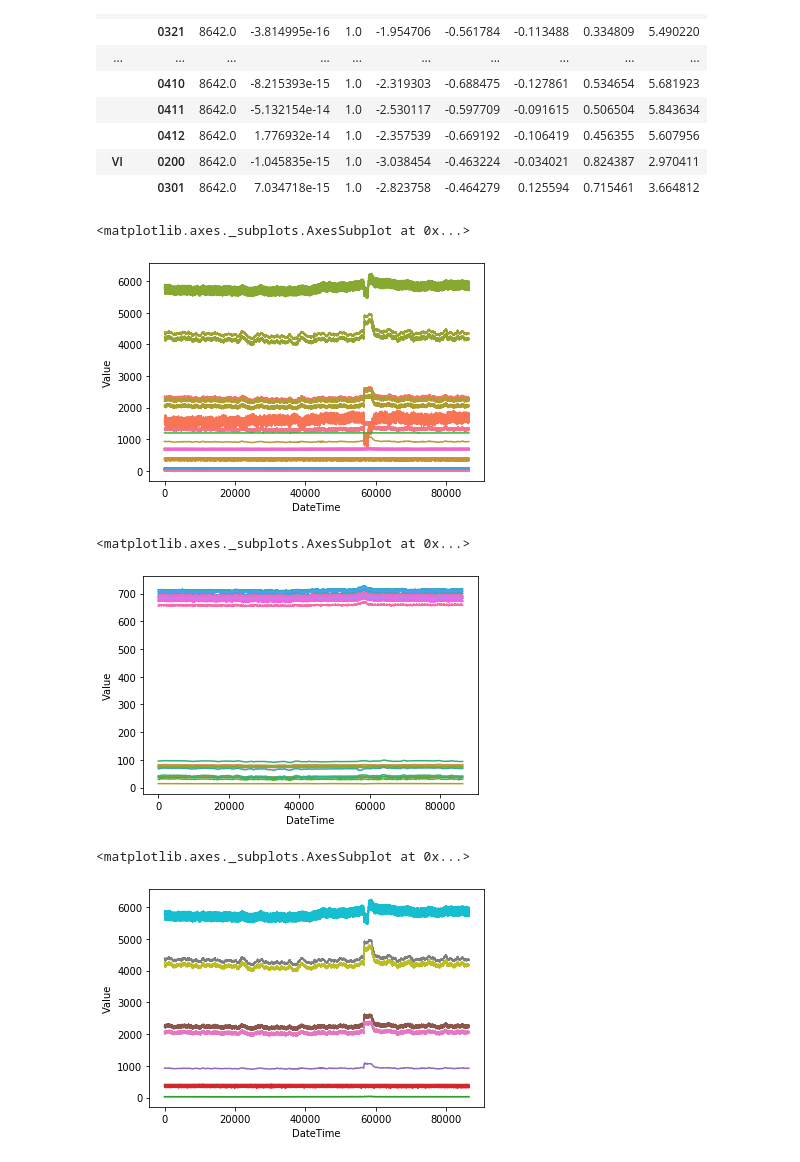
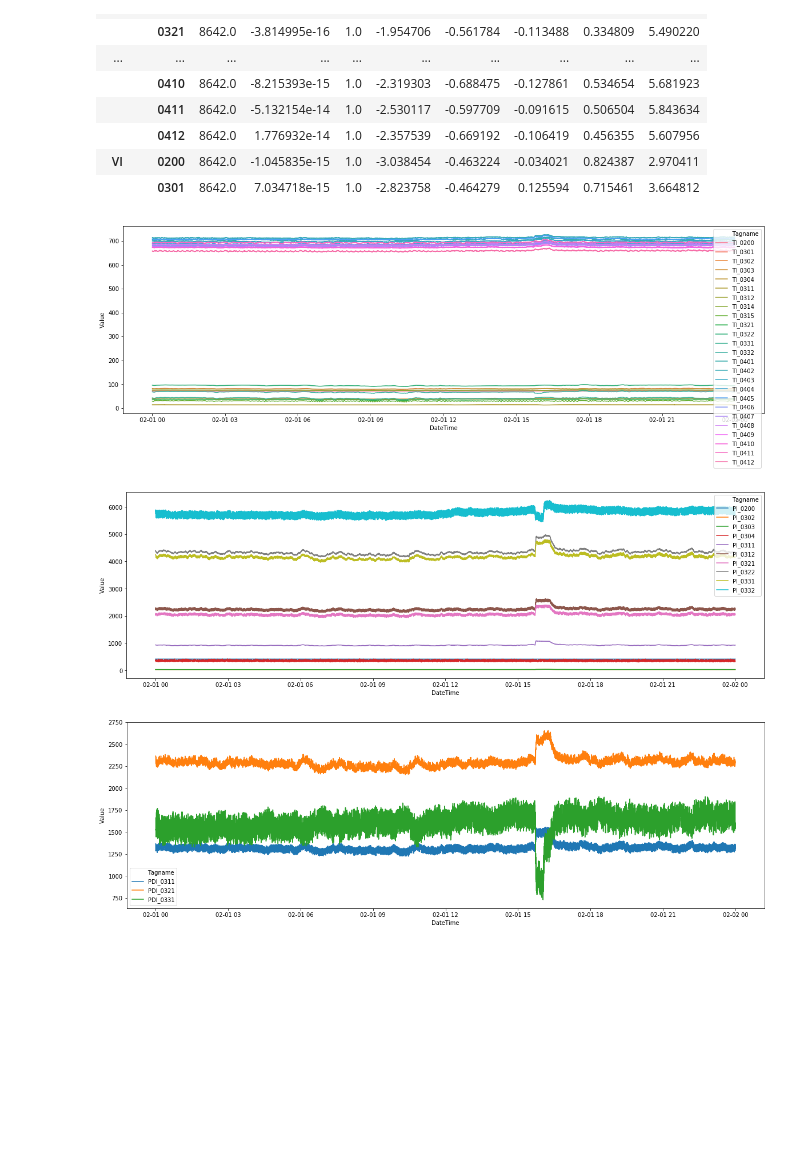
Before and after one commit to JasonZhang0619/NYTWIST, a Jupyter notebook: Explore.ipynb, the cells around one changed output. Saved outputs shown, nothing was run; the diff lists cells and outputs as text; code cells hidden in the pictures; blank space fills up the shorter version.

Commit message:
use pd.TimeSeiries to explore data

```diff
--- a/Explore.ipynb
+++ b/Explore.ipynb
@@ -20,3 +18,8 @@ df = pd.read_excel('K300CompressorData.xlsx', sheet_name='Data')
+# %%
+df = pd.read_excel('K300CompressorData.xlsx', sheet_name='Data')
+df.Tagname=[re.match('K300_(.+_.+)\..+',tagname).groups()[0] for tagname in df.Tagname]
+df['DateTime']=[pd.Timestamp(x.year,x.month,x.day,y.hour,y.minute,y.second) for x,y in zip(df.Date,df.Time)]
+df=df.drop(columns=['Date','Time'])
 # %%
 df.head()
 # %% [output]
@@ -38,11 +41,5 @@ df.tail()
-# %%
-df['DateTime']=[datetime.datetime.combine(x,y)-
-                     datetime.datetime(2017, 2, 1, 0, 0)
-                    for x,y in zip(df.Date,df.Time)]
-df.DateTime=[x.seconds+x.days*86400 for x in df.DateTime]
-df=df.drop(columns=['Date','Time'])
 # %%
-parse=[re.match('K300_(.+)_(.+)\..+',tagname).groups() for tagname in df.Tagname]
+parse=[re.match('(.+)_(.+)',tagname).groups() for tagname in df.Tagname]
 df['Tag']=[x[0] for x in parse]
 df['Number']=[x[1] for x in parse]
 # %%
@@ -92,23 +89,26 @@ df.groupby(['Tag','Number']).NValue.describe()
 | VI | 0200 | 8642.0 | -1.045835e-15 | 1.0 | -3.038454 | -0.463224 | -0.034021 | 0.824387 | 2.970411 |
 |  | 0301 | 8642.0 | 7.034718e-15 | 1.0 | -2.823758 | -0.464279 | 0.125594 | 0.715461 | 3.664812 |
 # %%
+plt.figure(figsize=[20,6])
 sns.lineplot(x='DateTime',y="Value",
-             hue="Tagname",legend=False,
-             data=df)
+             hue="Tagname",
+             data=df[df.Tag=='TI'])
+plt.show()
 # %% [output]
-<matplotlib.axes._subplots.AxesSubplot at 0x...>
-[figure, old version]
+[figure, new version]
 # %%
+plt.figure(figsize=[20,6])
 sns.lineplot(x='DateTime',y="Value",
-             hue="Tagname",legend=False,
-             data=df[df.Tag=='TI'])
+             hue="Tagname",
+             data=df[df.Tag=='PI'])
+plt.show()
 # %% [output]
-<matplotlib.axes._subplots.AxesSubplot at 0x...>
-[figure, old version]
+[figure, new version]
 # %%
+plt.figure(figsize=[20,6])
 sns.lineplot(x='DateTime',y="Value",
-             hue="Tagname",legend=False,
-             data=df[df.Tag=='PI'])
+             hue="Tagname",
+             data=df[df.Tag=='PDI'])
+plt.show()
 # %% [output]
-<matplotlib.axes._subplots.AxesSubplot at 0x...>
-[figure, old version]
+[figure, new version]
```
Also changed, not shown: parts of 19 cells of this notebook.
